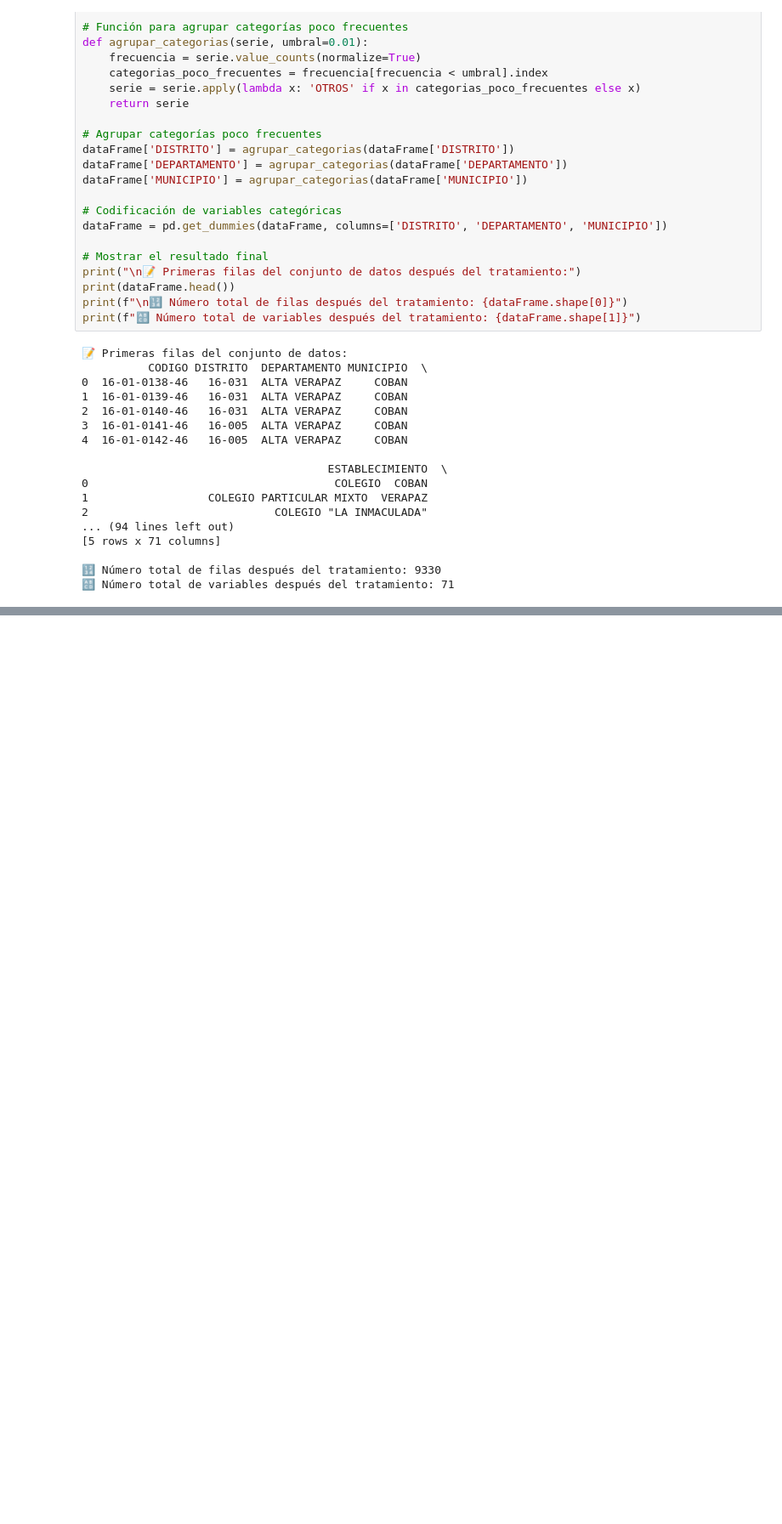
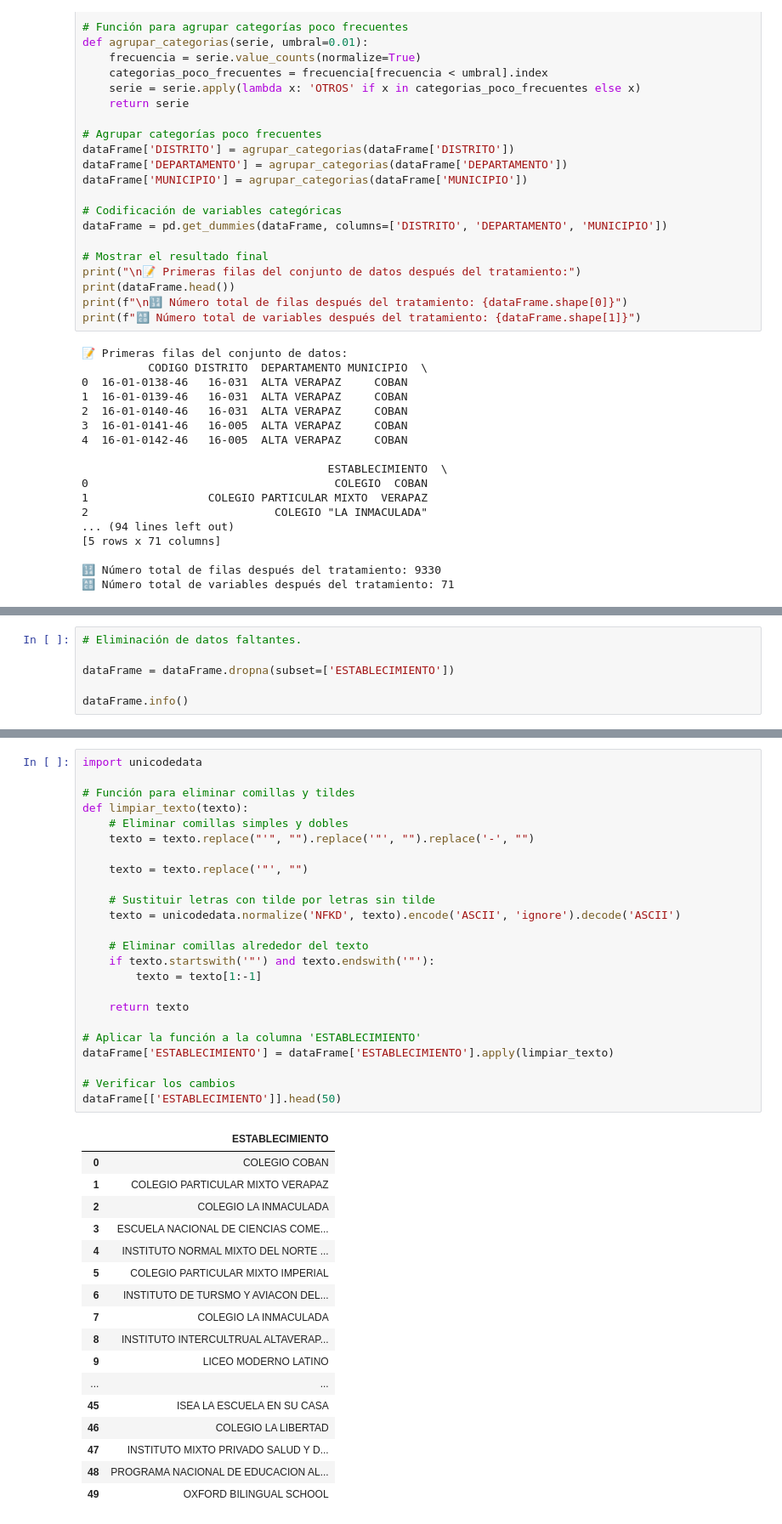
Before and after one commit to Dahernandezsilve/DataScience_Proyecto1, a Jupyter notebook: Proyecto01.ipynb, the cells around one changed output, grey strips where cells are left out. Shown at 85% size. Saved outputs shown, nothing was run; the diff lists cells and outputs as text; blank space fills up the shorter version.

```diff
--- a/Proyecto01.ipynb
+++ b/Proyecto01.ipynb
@@ -396,0 +405,6 @@ print(f"🔠 Número total de variables después del tratamiento: {dataFrame.sha
+# %%
+# Eliminación de datos faltantes.
+
+dataFrame = dataFrame.dropna(subset=['ESTABLECIMIENTO'])
+
+dataFrame.info()
@@ -396,0 +438,42 @@ print(f"🔠 Número total de variables después del tratamiento: {dataFrame.sha
+# %%
+import unicodedata
+
+# Función para eliminar comillas y tildes
+def limpiar_texto(texto):
+    # Eliminar comillas simples y dobles
+    texto = texto.replace("'", "").replace('"', "").replace('-', "")
+
+    texto = texto.replace('"', "")
+
+    # Sustituir letras con tilde por letras sin tilde
+    texto = unicodedata.normalize('NFKD', texto).encode('ASCII', 'ignore').decode('ASCII')
+
+    # Eliminar comillas alrededor del texto
+    if texto.startswith('"') and texto.endswith('"'):
+        texto = texto[1:-1]
+
+    return texto
+
+# Aplicar la función a la columna 'ESTABLECIMIENTO'
+dataFrame['ESTABLECIMIENTO'] = dataFrame['ESTABLECIMIENTO'].apply(limpiar_texto)
+
+# Verificar los cambios
+dataFrame[['ESTABLECIMIENTO']].head(50)
+# %% [output]
+|  | ESTABLECIMIENTO |
+| 0 | COLEGIO COBAN |
+| 1 | COLEGIO PARTICULAR MIXTO VERAPAZ |
+| 2 | COLEGIO LA INMACULADA |
+| 3 | ESCUELA NACIONAL DE CIENCIAS COME... |
+| 4 | INSTITUTO NORMAL MIXTO DEL NORTE ... |
+| 5 | COLEGIO PARTICULAR MIXTO IMPERIAL |
+| 6 | INSTITUTO DE TURSMO Y AVIACON DEL... |
+| 7 | COLEGIO LA INMACULADA |
+| 8 | INSTITUTO INTERCULTRUAL ALTAVERAP... |
+| 9 | LICEO MODERNO LATINO |
+| ... | ... |
+| 45 | ISEA LA ESCUELA EN SU CASA |
+| 46 | COLEGIO LA LIBERTAD |
+| 47 | INSTITUTO MIXTO PRIVADO SALUD Y D... |
+| 48 | PROGRAMA NACIONAL DE EDUCACION AL... |
+| 49 | OXFORD BILINGUAL SCHOOL |
```
Also changed, not shown: parts of 18 cells of this notebook, 1 other file.
